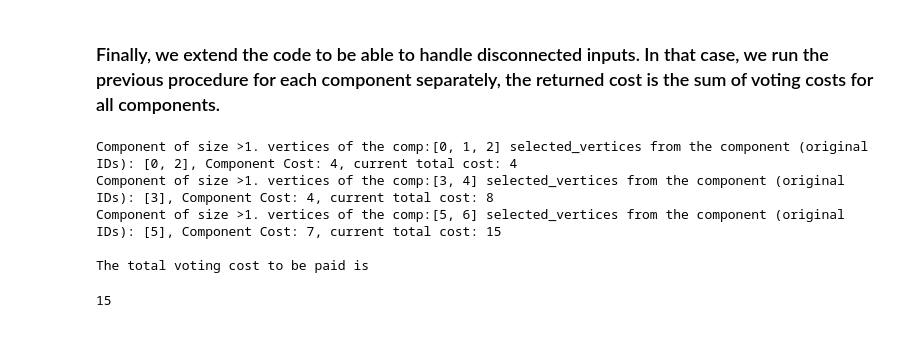
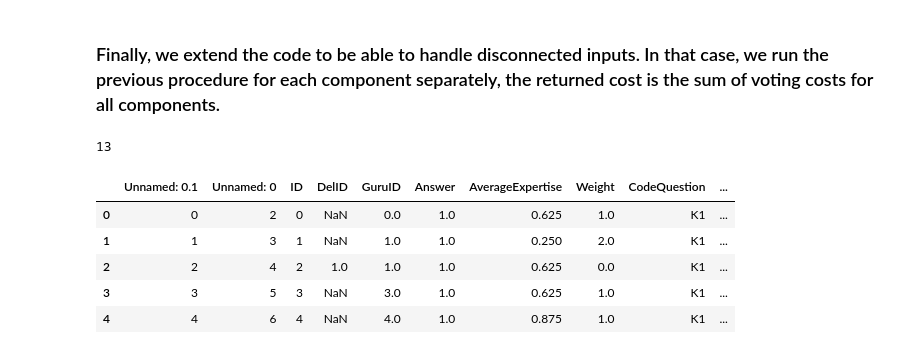
Before and after one commit to gpapasot/cost_liquid_democracy, a Jupyter notebook: costly_democracy.ipynb, the cells around one changed output. Drawn from its saved outputs; the diff is of its cells as text; code cells hidden in the pictures.

```diff
--- a/costly_democracy.ipynb
+++ b/costly_democracy.ipynb
@@ -411,18 +516,20 @@ graph = [
     [6],  # Component 3; path of length 1
     []    # Leaf in Component 3
 ]
-voting_costs = [1, 4, 3, 4, 5, 7, 7]
+voting_costs = [1, 2, 3, 4, 5, 6, 7]
 max_path_length = 1
 
-run_for_connected_components(graph, voting_costs, [1]*len(graph), max_path_length)
+run_for_connected_components3(graph, voting_costs, [1]*len(graph), max_path_length)
 # %% [output]
-Component of size >1. vertices of the comp:[0, 1, 2] selected_vertices from the component (original IDs): [0, 2], Component Cost: 4, current total cost: 4
-Component of size >1. vertices of the comp:[3, 4] selected_vertices from the component (original IDs): [3], Component Cost: 4, current total cost: 8
-Component of size >1. vertices of the comp:[5, 6] selected_vertices from the component (original IDs): [5], Component Cost: 7, current total cost: 15
-
-The total voting cost to be paid is
+13
-15
 # %%
 import pandas as pd
-df=pd.read_csv('data.csv')
-essai = df.loc[(df.CodeQuestion == 'K1')&(df.ExpNum == 'E13')]
+df = pd.read_csv('data.csv')
+df.head()
+# %% [output]
+|  | Unnamed: 0.1 | Unnamed: 0 | ID | DelID | GuruID | Answer | AverageExpertise | Weight | CodeQuestion | ... |
+| 0 | 0 | 2 | 0 | NaN | 0.0 | 1.0 | 0.625 | 1.0 | K1 | ... |
+| 1 | 1 | 3 | 1 | NaN | 1.0 | 1.0 | 0.250 | 2.0 | K1 | ... |
+| 2 | 2 | 4 | 2 | 1.0 | 1.0 | 1.0 | 0.625 | 0.0 | K1 | ... |
+| 3 | 3 | 5 | 3 | NaN | 3.0 | 1.0 | 0.625 | 1.0 | K1 | ... |
+| 4 | 4 | 6 | 4 | NaN | 4.0 | 1.0 | 0.875 | 1.0 | K1 | ... |
```
Also changed, not shown: parts of 40 cells of this notebook.
